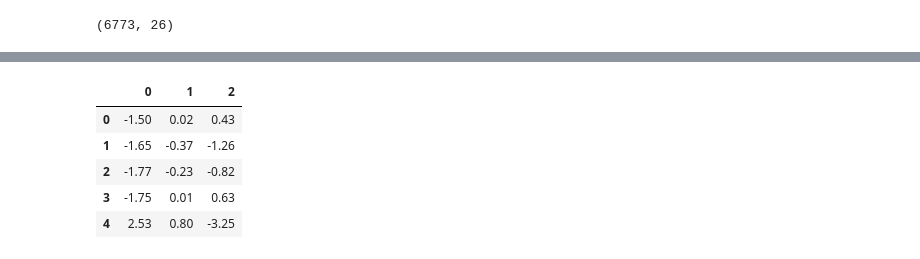
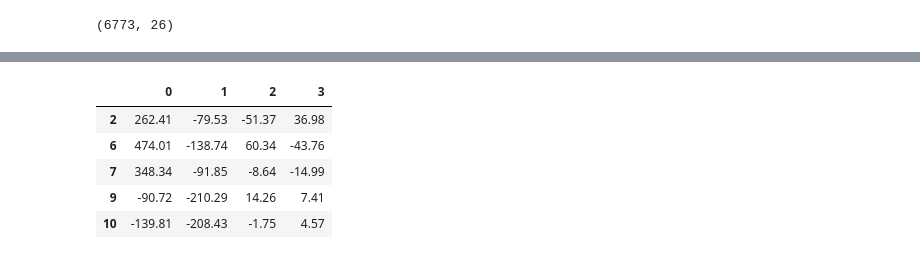
Before and after one commit to pksp99/flight-predictor, a Jupyter notebook: latter_flight_training-pca.ipynb, the cells around one changed output, grey strips where cells are left out. Cells and saved outputs as stored; diff of their text form; code cells hidden in the pictures.

Commit message:
PCA for latter flights implemented

```diff
--- a/latter_flight_training-pca.ipynb
+++ b/latter_flight_training-pca.ipynb
@@ -261,15 +157,15 @@ Index(['ORGIN_WTH_precip', 'ORGIN_WTH_snow', 'ORGIN_WTH_windspeed',
 # %%
 # Check if PCA using SVD gives same results
 from sklearn.decomposition import PCA
 # initializing the PCA transformer
-pca_former = PCA(n_components = 3)
+pca_latter = PCA(n_components = 4)
 # dimensionality reduction:
-data_pca_former = pd.DataFrame(pca_former.fit_transform(subset_data_former), index = subset_data_former.index)
-data_pca_former.head()
+data_pca_latter = pd.DataFrame(pca_latter.fit_transform(X_latter_flight_data), index = X_latter_flight_data.index)
+data_pca_latter.head()
 # %% [output]
-|  | 0 | 1 | 2 |
-| 0 | -1.50 | 0.02 | 0.43 |
-| 1 | -1.65 | -0.37 | -1.26 |
-| 2 | -1.77 | -0.23 | -0.82 |
-| 3 | -1.75 | 0.01 | 0.63 |
-| 4 | 2.53 | 0.80 | -3.25 |
+|  | 0 | 1 | 2 | 3 |
+| 2 | 262.41 | -79.53 | -51.37 | 36.98 |
+| 6 | 474.01 | -138.74 | 60.34 | -43.76 |
+| 7 | 348.34 | -91.85 | -8.64 | -14.99 |
+| 9 | -90.72 | -210.29 | 14.26 | 7.41 |
+| 10 | -139.81 | -208.43 | -1.75 | 4.57 |
```
Also changed, not shown: parts of 33 cells of this notebook.
